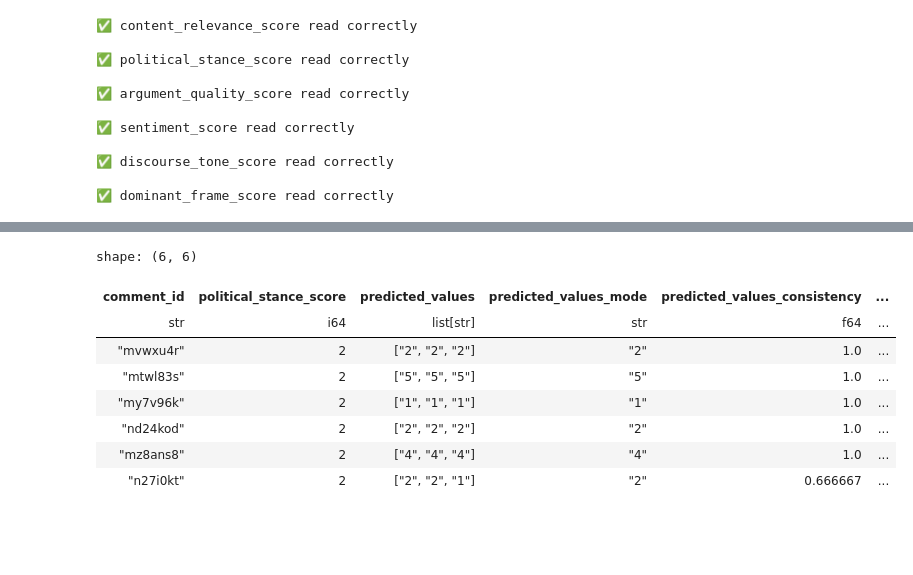
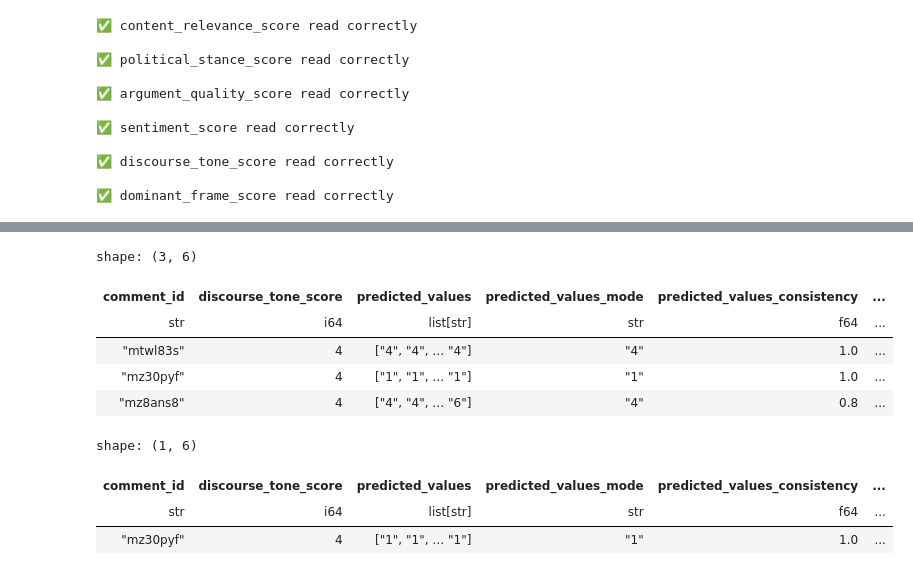
Before and after one commit to FabioScielzoOrtiz/gaza-reddit-polarization, a Jupyter notebook: src/notebooks/features_generation_validation_analysis.ipynb, the cells around one changed output, grey strips where cells are left out. Cells and saved outputs as stored; diff of their text form; code cells hidden in the pictures; blank space fills up the shorter version.

```diff
--- a/src/notebooks/features_generation_validation_analysis.ipynb
+++ b/src/notebooks/features_generation_validation_analysis.ipynb
@@ -393,12 +377,22 @@ continuous
 # %%
-true_predicted_values_df['political_stance_score'].filter(pl.col('political_stance_score') == 2)
+true_predicted_values_df['discourse_tone_score'].filter(
+    pl.col('discourse_tone_score') == 4,
+    #pl.col('predicted_values_mode') == "1"
+)
 # %% [output]
-shape: (6, 6)
+shape: (3, 6)
-| comment_id | political_stance_score | predicted_values | predicted_values_mode | predicted_values_consistency | ... |
+| comment_id | discourse_tone_score | predicted_values | predicted_values_mode | predicted_values_consistency | ... |
 | str | i64 | list[str] | str | f64 | ... |
-| "mvwxu4r" | 2 | ["2", "2", "2"] | "2" | 1.0 | ... |
-| "mtwl83s" | 2 | ["5", "5", "5"] | "5" | 1.0 | ... |
-| "my7v96k" | 2 | ["1", "1", "1"] | "1" | 1.0 | ... |
-| "nd24kod" | 2 | ["2", "2", "2"] | "2" | 1.0 | ... |
-| "mz8ans8" | 2 | ["4", "4", "4"] | "4" | 1.0 | ... |
-| "n27i0kt" | 2 | ["2", "2", "1"] | "2" | 0.666667 | ... |
+| "mtwl83s" | 4 | ["4", "4", … "4"] | "4" | 1.0 | ... |
+| "mz30pyf" | 4 | ["1", "1", … "1"] | "1" | 1.0 | ... |
+| "mz8ans8" | 4 | ["4", "4", … "6"] | "4" | 0.8 | ... |
+# %%
+true_predicted_values_df['discourse_tone_score'].filter(
+    pl.col('discourse_tone_score') == 4,
+    pl.col('predicted_values_mode') == "1"
+)
+# %% [output]
+shape: (1, 6)
+| comment_id | discourse_tone_score | predicted_values | predicted_values_mode | predicted_values_consistency | ... |
+| str | i64 | list[str] | str | f64 | ... |
+| "mz30pyf" | 4 | ["1", "1", … "1"] | "1" | 1.0 | ... |
```
Also changed, not shown: parts of 3 cells of this notebook, 5 other files.
